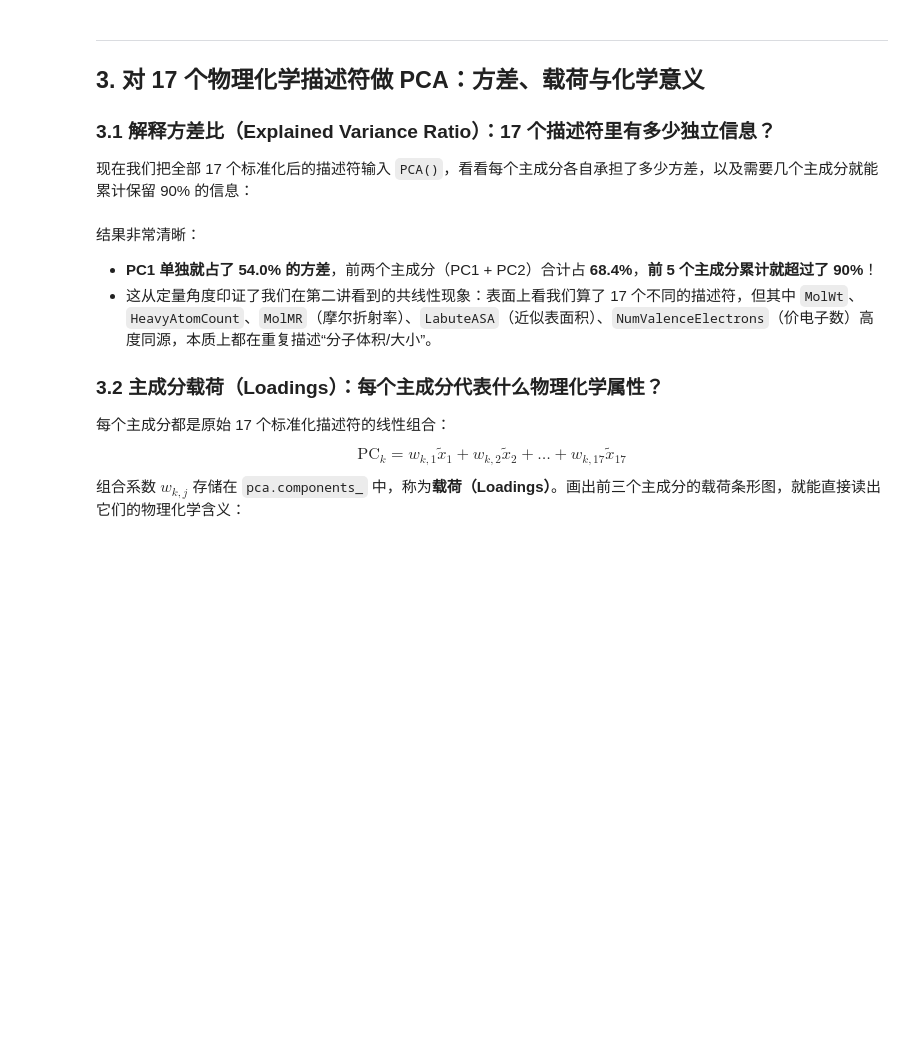
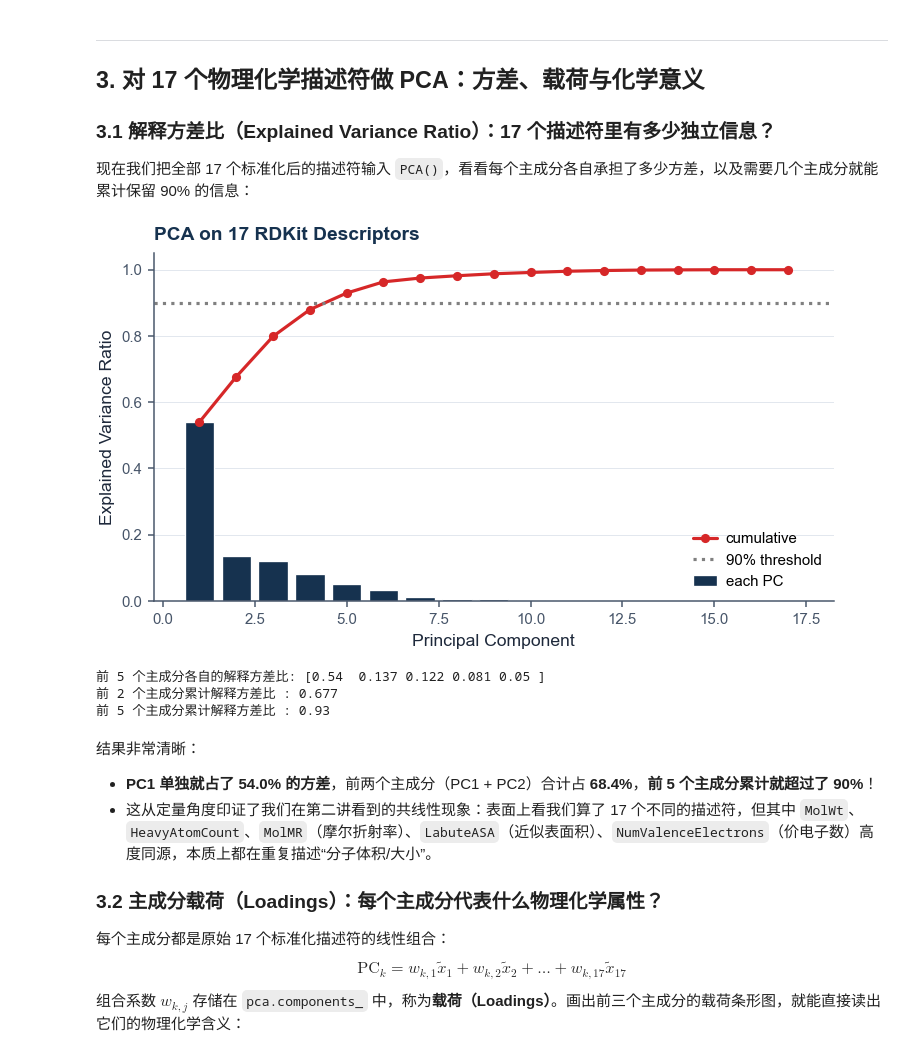
Before and after one commit to Zeshengliu213/ai-for-materials, a Jupyter notebook: 03 - Unsupervised Learning/03a_dimensionality_reduction.ipynb, the cells around one changed output. Drawn from its saved outputs; the diff is of its cells as text; code cells hidden in the pictures; blank space fills up the shorter version.

```diff
--- a/03 - Unsupervised Learning/03a_dimensionality_reduction.ipynb
+++ b/03 - Unsupervised Learning/03a_dimensionality_reduction.ipynb
@@ -138,24 +151,28 @@ PCA 所做的事情，就是把原来的坐标轴旋转到一个新的正交坐
 # %%
 scaler = StandardScaler().fit(df[feature_cols])
 X_scaled = scaler.transform(df[feature_cols])
 
 pca = PCA().fit(X_scaled)   # 不指定 n_components 时保留全部 17 个主成分
 ratio = pca.explained_variance_ratio_
 
 fig, ax = plt.subplots(figsize=(6.2, 3.6))
 ax.bar(range(1, 18), ratio, label="each PC")
 ax.plot(range(1, 18), np.cumsum(ratio), "o-", color="tab:red", label="cumulative")
 ax.axhline(0.9, color="gray", ls=":", label="90% threshold")
 ax.set_xlabel("Principal Component")
 ax.set_ylabel("Explained Variance Ratio")
 ax.set_title("PCA on 17 RDKit Descriptors")
 ax.legend()
-plt.tight_layout()
 plt.show()
 
 print("前 5 个主成分各自的解释方差比:", ratio[:5].round(3))
 print("前 2 个主成分累计解释方差比 :", ratio[:2].sum().round(3))
 print("前 5 个主成分累计解释方差比 :", ratio[:5].sum().round(3))
+# %% [output]
+[figure, added]
+前 5 个主成分各自的解释方差比: [0.54  0.137 0.122 0.081 0.05 ]
+前 2 个主成分累计解释方差比 : 0.677
+前 5 个主成分累计解释方差比 : 0.93
 # %% [markdown]
 结果非常清晰：
 - **PC1 单独就占了 54.0% 的方差**，前两个主成分（PC1 + PC2）合计占 **68.4%**，**前 5 个主成分累计就超过了 90%**！
```
Also changed, not shown: parts of 21 cells of this notebook, 27 other files.
